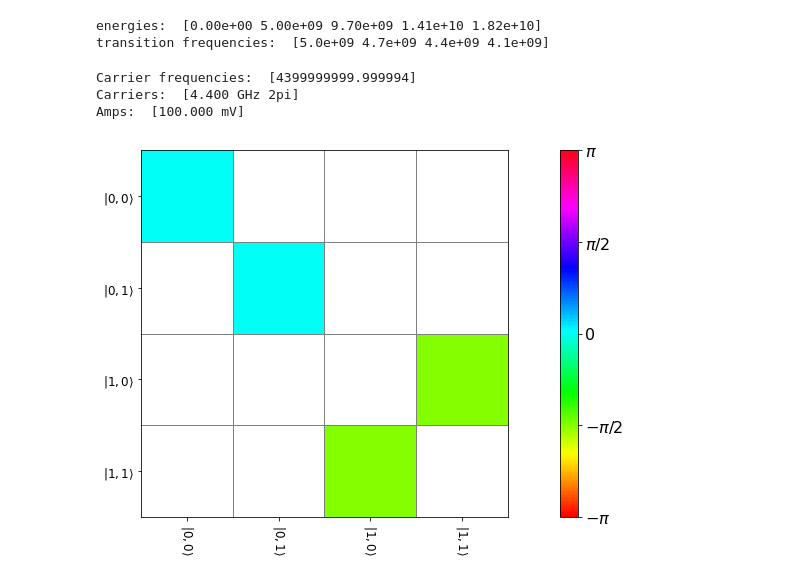
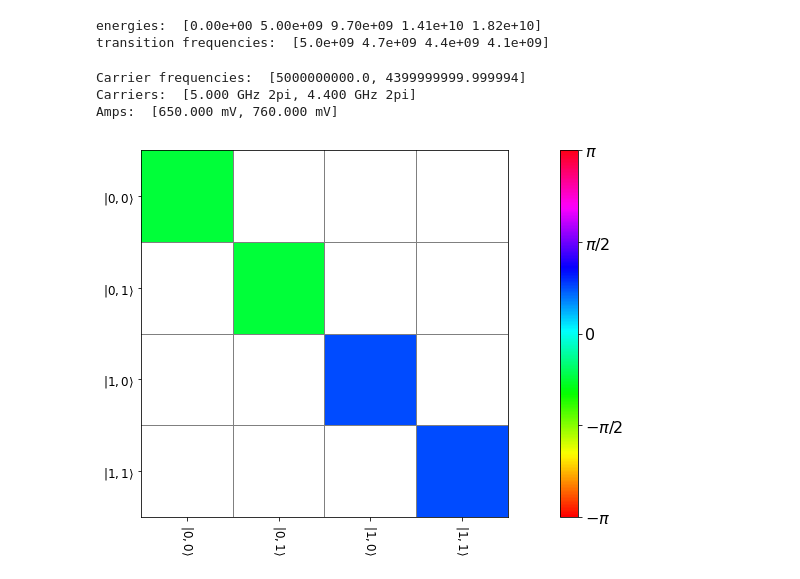
Before and after one commit to alex-simm/c3, a Jupyter notebook: single_transmon_2LOs.ipynb, the cells around one changed output. Saved outputs shown, nothing was run; the diff lists cells and outputs as text; code cells hidden in the pictures.

```diff
--- a/single_transmon_2LOs.ipynb
+++ b/single_transmon_2LOs.ipynb
@@ -43,6 +50,9 @@ else:
     output_dir = "./output"
 # %% [output]
 =========== WARNING: no output directory specified ============
+# %%
+useDRAG = True
+t_final = 40e-9
 # %%
 def printSignal(exper: Experiment, qubit: chip.Qubit,
                 gate: gates.Instruction, output: DataOutput,
@@ -220,31 +239,31 @@ generator = createGenerator([drive])
 # %%
 # Envelopes and carriers
-t_final = 30e-9
-carrier_freqs = [energies[3]-energies[2]] #[0.5 * (transitions[0] + transitions[1]), 0.5 * (transitions[1] + transitions[2])]
+carrier_freqs = [transitions[0], transitions[2]] #[0.5 * (transitions[0] + transitions[1]), 0.5 * (transitions[1] + transitions[2])]
 print("Carrier frequencies: ", carrier_freqs)
 #carrier_freqs = [transitions[0], transitions[2]]
 #carrier_freqs = [4.854e+09, 4.545e+09]
 
-pulse_t_final = t_final
-pulse_sigmas = [t_final / 5, t_final / 5]
+pulse_t_final = [t_final, t_final, t_final]
+pulse_sigmas = [t_final / 5, t_final / 5, t_final / 5]
 #integrated_amp = np.sqrt(np.pi/2) / (pulse_t_final * 1e9)
 #pulse_amps = [integrated_amp, 0.7 * integrated_amp]  #[0.06, 0.03]
-pulse_amps = [0.1, 0.01] #[0.02, 0.02]
-pulse_deltas = [-0.01, 0.01]
-pulse_xy_angles = [-0.01, 0.01]
-pulse_freq_offsets = [1, 1]  #[0.5e6, 0.5e6]
+pulse_amps = [0.65, 2*0.38] #[0.02, 0.02]
+pulse_deltas = [1e-5, 1e-5, 1e-5]
+pulse_xy_angles = [1e-5, 1e-5, 1e-5]
+pulse_freq_offsets = [0, 0, 0]  #[0.5e6, 0.5e6]
 
 envelopes = []
 carriers = []
+
 for i in range(0, len(carrier_freqs)):
     gaussian_envelope = createGaussianPulse(
-        t_final=pulse_t_final,
+        t_final=pulse_t_final[i],
         sigma=pulse_sigmas[i],
         amp=pulse_amps[i],
         delta=pulse_deltas[i],
         xy_angle=pulse_xy_angles[i],
         freq_off=pulse_freq_offsets[i],
-        useDrag=True
+        useDrag=useDRAG
     )
     gaussian_envelope.name = f"envelope_d1_{i + 1}"
     envelopes.append(gaussian_envelope)
@@ -262,9 +281,16 @@ for i in range(0, len(carrier_freqs)):
 for i in range(0, len(carrier_freqs)):
     env = stored_params_d[f"envelope_d1_{i + 1}"]
     #env = convertToPWC(stored_params_d[f"envelope_{driveName}_{i + 1}"], numPWCPieces)
-    #env = scaleGaussianEnvelope(env, 200.0 / 60.0)
-    #env.params["amp"] = amp_params[i] #scaleQuantity(env.params["amp"], 0.77)
-    env= convertToDRAG(env)
+    #env = scaleGaussianEnvelope(env, pulse_t_final[i] / stored_params_d['envelope_d1_1'].params['t_final'].get_value())
+    #env.params["amp"] = scaleQuantity(env.params["amp"], 0.5)
+    env.params["t_final"] = Qty(value=t_final, min_val=0.8 * t_final, max_val=t_final, unit="s")
+    #env.params["xy_angle"] -= 0.5 * np.pi
+    #env.params["amp"] *= 0.5
+    env.params["freq_offset"] += 10e6
+    #env.params["delta"] += 4
+
+    if type(env) is not pulse.EnvelopeDrag:
+        env = convertToDRAG(env)
     envelopes.append(env)
 
     carrier = stored_params_d[f"carrier_d1_{i + 1}"]
@@ -281,36 +307,37 @@ for i in range(0, len(carrier_freqs)):
     #)
     carriers.append(carrier)
 '''
+
 print("Carriers: ", [c.params["freq"] for c in carriers])
 print("Amps: ", [e.params["amp"] for e in envelopes])
 # %% [output]
-Carrier frequencies:  [4399999999.999994]
-Carriers:  [4.400 GHz 2pi]
-Amps:  [100.000 mV]
+Carrier frequencies:  [5000000000.0, 4399999999.999994]
+Carriers:  [5.000 GHz 2pi, 4.400 GHz 2pi]
+Amps:  [650.000 mV, 760.000 mV]
 # %%
 # Gate instructions
-#ideal_gate = qt_utils.np_kron_n([constants.x90p, constants.Id])
+ideal_gate = qt_utils.np_kron_n([constants.GATES["rz90p"], constants.Id])
 #ideal_gate = qt_utils.np_kron_n([constants.Id, constants.Id])
-#ideal_gate = qt_utils.np_kron_n([constants.GATES["cz"], constants.Id])
 #ideal_gate = np.conjugate(constants.GATES["cnot"])
-ideal_gate = np.array([[1, 0, 0, 0], [0, 1, 0, 0], [0, 0, 0, -1j], [0, 0, -1j, 0]])
+#ideal_gate = np.array([[1, 0, 0, 0], [0, 0, 1, 0], [0, 1, 0, 0], [0, 0, 0, 1]]) / np.sqrt(2.0)
 #ideal_gate = np.array([[0,0,1j,0], [0,1,0,0], [-1j,0,0,0], [0,0,0,1]])
+#ideal_gate = constants.ISWAP
 printMatrix(ideal_gate, level_labels[:4], "ideal_gate", output)
 
 gate = gates.Instruction(
-    name="icnot",
+    name="rz90p_q1",
     targets=[0],
     t_start=0.0,
     t_end=t_final,
     channels=[drive.name],
     ideal=ideal_gate,
 )
 for env in envelopes:
     gate.add_component(copy.deepcopy(env), drive.name)
 for carrier in carriers:
     gate.add_component(copy.deepcopy(carrier), drive.name)
 # %% [output]
-[figure, old version]
+[figure, new version]
 # %%
 # all energy levels with labels
 stateEnergies = []
```
Also changed, not shown: parts of 13 cells of this notebook, 2 other files.
